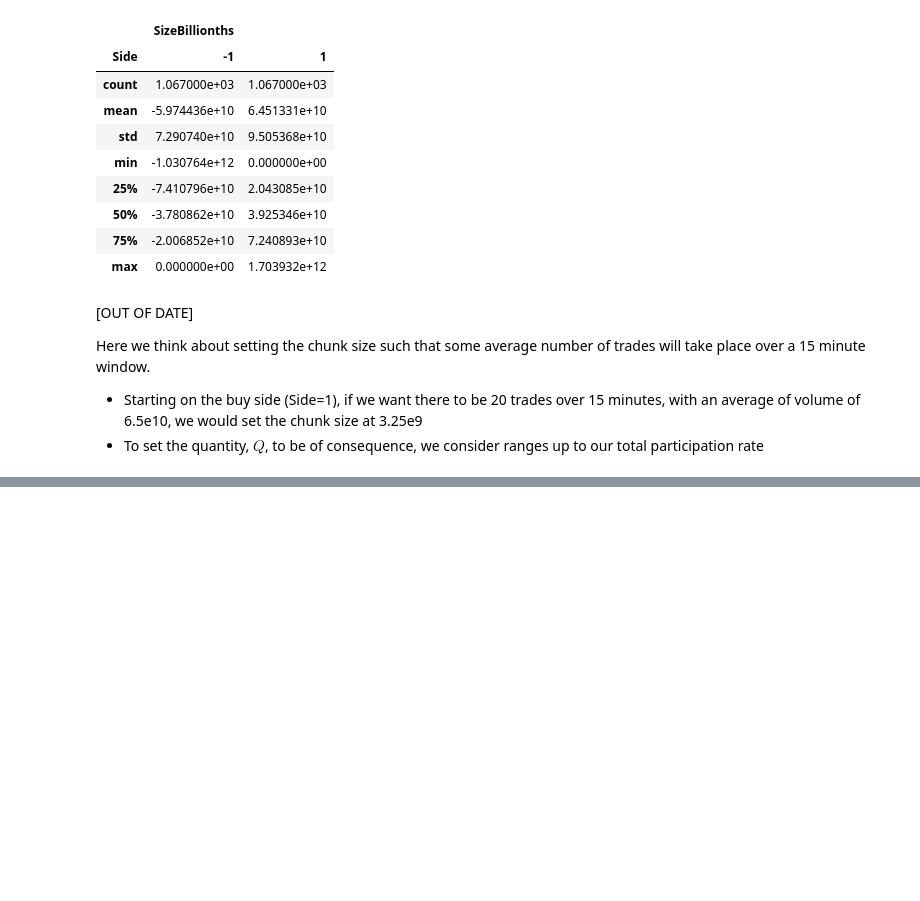
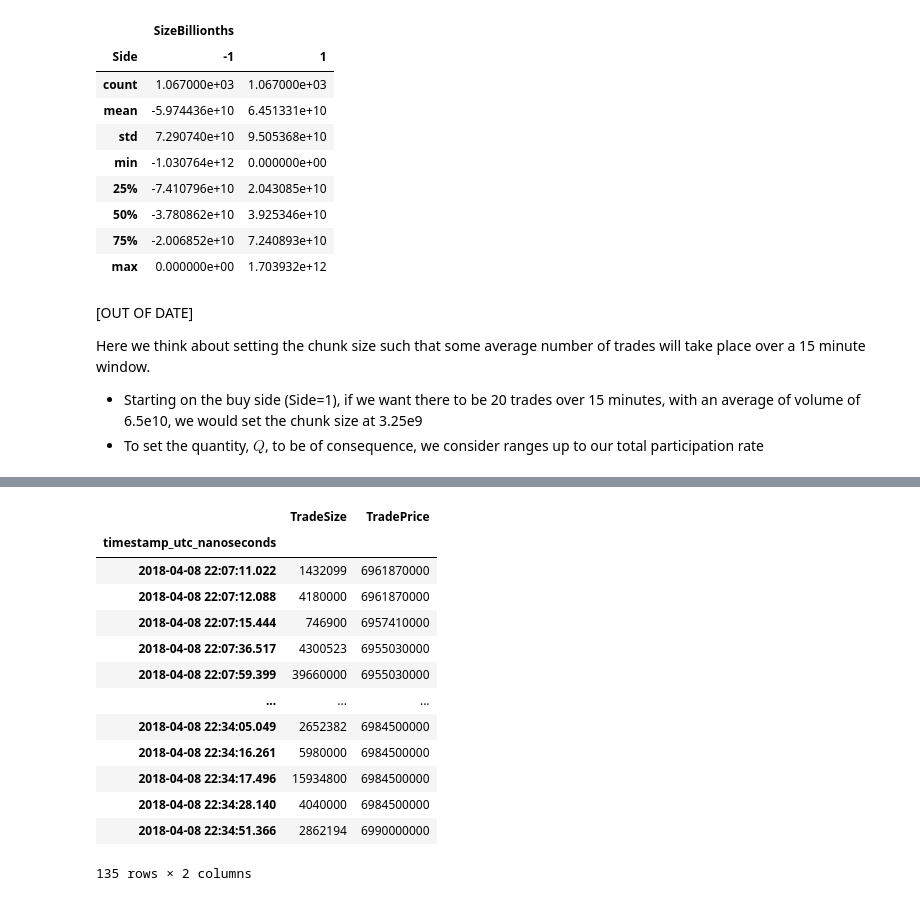
Before and after one commit to CalebEverett/finm33150-accumulation-opportunity, a Jupyter notebook: accumulation_opportunity copy.ipynb, the cells around one changed output, grey strips where cells are left out. Cells and saved outputs as stored; diff of their text form; code cells hidden in the pictures; blank space fills up the shorter version.

```diff
--- a/accumulation_opportunity copy.ipynb
+++ b/accumulation_opportunity copy.ipynb
@@ -173,0 +138,19 @@ Name: PriceMillionths, Length: 21235, dtype: float64
+# %%
+df_trades =
+# %%
+df_trades
+# %% [output]
+|  | TradeSize | TradePrice |
+| timestamp_utc_nanoseconds |  |  |
+| 2018-04-08 22:07:11.022 | 1432099 | 6961870000 |
+| 2018-04-08 22:07:12.088 | 4180000 | 6961870000 |
+| 2018-04-08 22:07:15.444 | 746900 | 6957410000 |
+| 2018-04-08 22:07:36.517 | 4300523 | 6955030000 |
+| 2018-04-08 22:07:59.399 | 39660000 | 6955030000 |
+| ... | ... | ... |
+| 2018-04-08 22:34:05.049 | 2652382 | 6984500000 |
+| 2018-04-08 22:34:16.261 | 5980000 | 6984500000 |
+| 2018-04-08 22:34:17.496 | 15934800 | 6984500000 |
+| 2018-04-08 22:34:28.140 | 4040000 | 6984500000 |
+| 2018-04-08 22:34:51.366 | 2862194 | 6990000000 |
+135 rows × 2 columns
```
Also changed, not shown: parts of 14 cells of this notebook, 1 other file.
